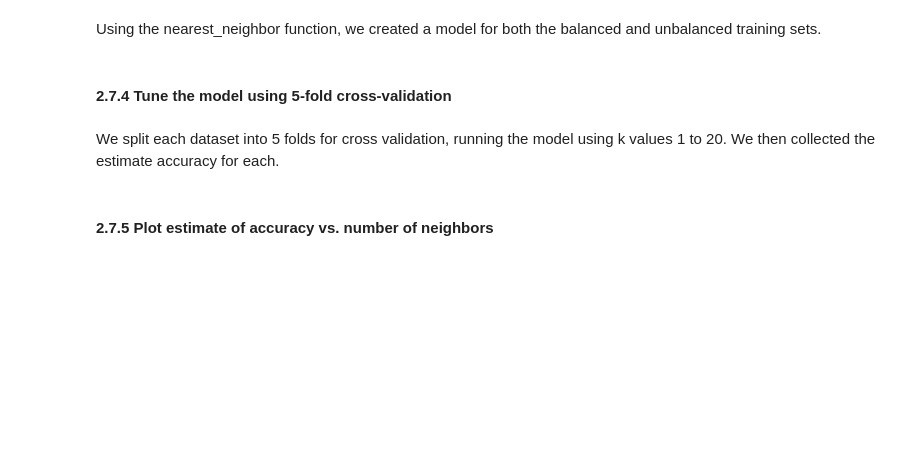
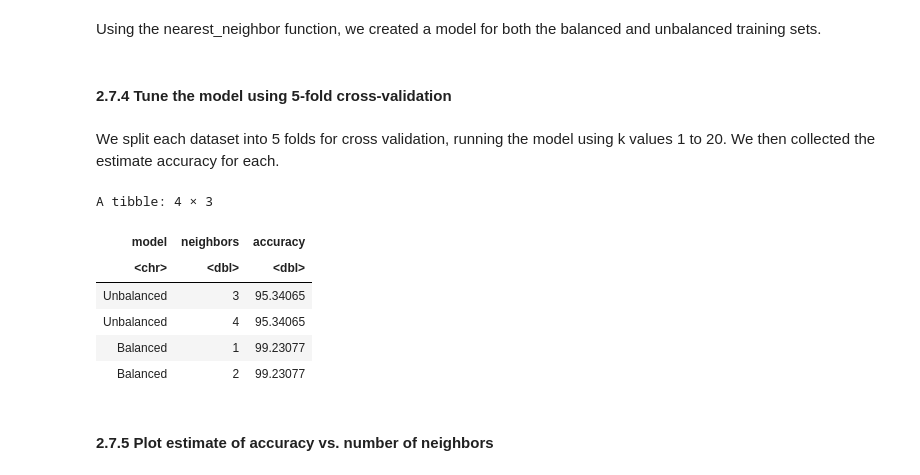
Before and after one commit to afellhauer/DSCI_Group_Project, a Jupyter notebook: project_report.ipynb, the cells around one changed output. Drawn from its saved outputs; the diff is of its cells as text; code cells hidden in the pictures; blank space fills up the shorter version.

```diff
--- a/project_report.ipynb
+++ b/project_report.ipynb
@@ -435,6 +437,33 @@ knowledge_results_up <- workflow() |>
 # filter the results for accuracies
 accuracies_up <- knowledge_results_up |>
   filter(.metric == "accuracy")
+# %%
+# combine both tables to make a final result that just shows the model and the accuracy
+best <- accuracies |>
+    slice_max(mean) |>
+    mutate("accuracy" = mean) |>
+    select(neighbors, accuracy)
+best <- tibble("model" = c("Unbalanced")) |>
+    bind_cols(best)
+best_up <- accuracies_up |>
+    slice_max(mean) |>
+    mutate("accuracy" = mean) |>
+    select(neighbors, accuracy)
+best_up <- tibble("model" = c("Balanced")) |>
+    bind_cols(best_up)
+accuracies_both <- best |>
+    rbind(best_up)
+accuracies_both_percent <- accuracies_both |>
+    mutate(accuracy = accuracy*100)
+accuracies_both_percent
+# %% [output]
+A tibble: 4 × 3
+| model | neighbors | accuracy |
+| <chr> | <dbl> | <dbl> |
+| Unbalanced | 3 | 95.34065 |
+| Unbalanced | 4 | 95.34065 |
+| Balanced | 1 | 99.23077 |
+| Balanced | 2 | 99.23077 |
 # %% [markdown]
 #### 2.7.5 Plot estimate of accuracy vs. number of neighbors
 # %%
```
Also changed, not shown: parts of 20 cells of this notebook.
